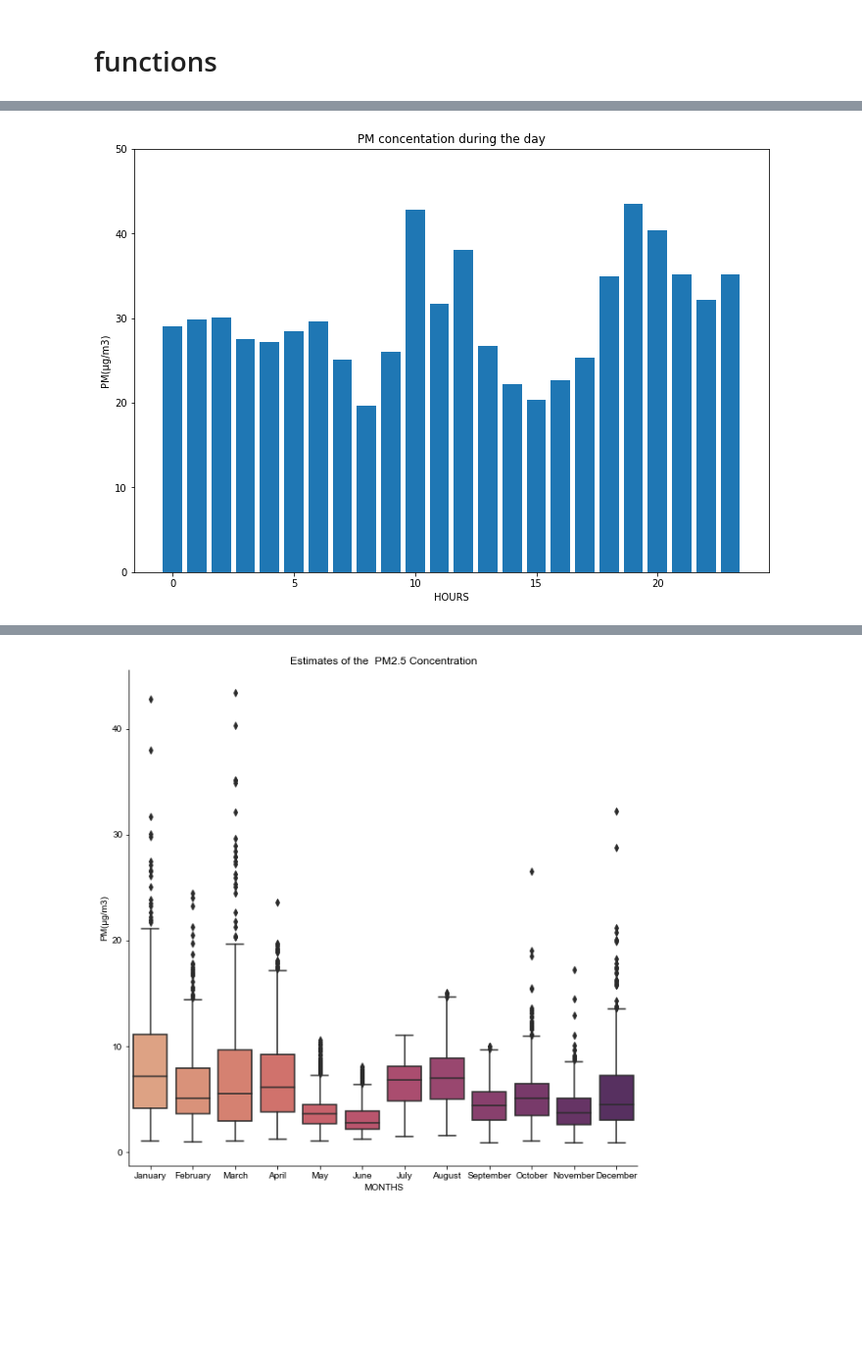
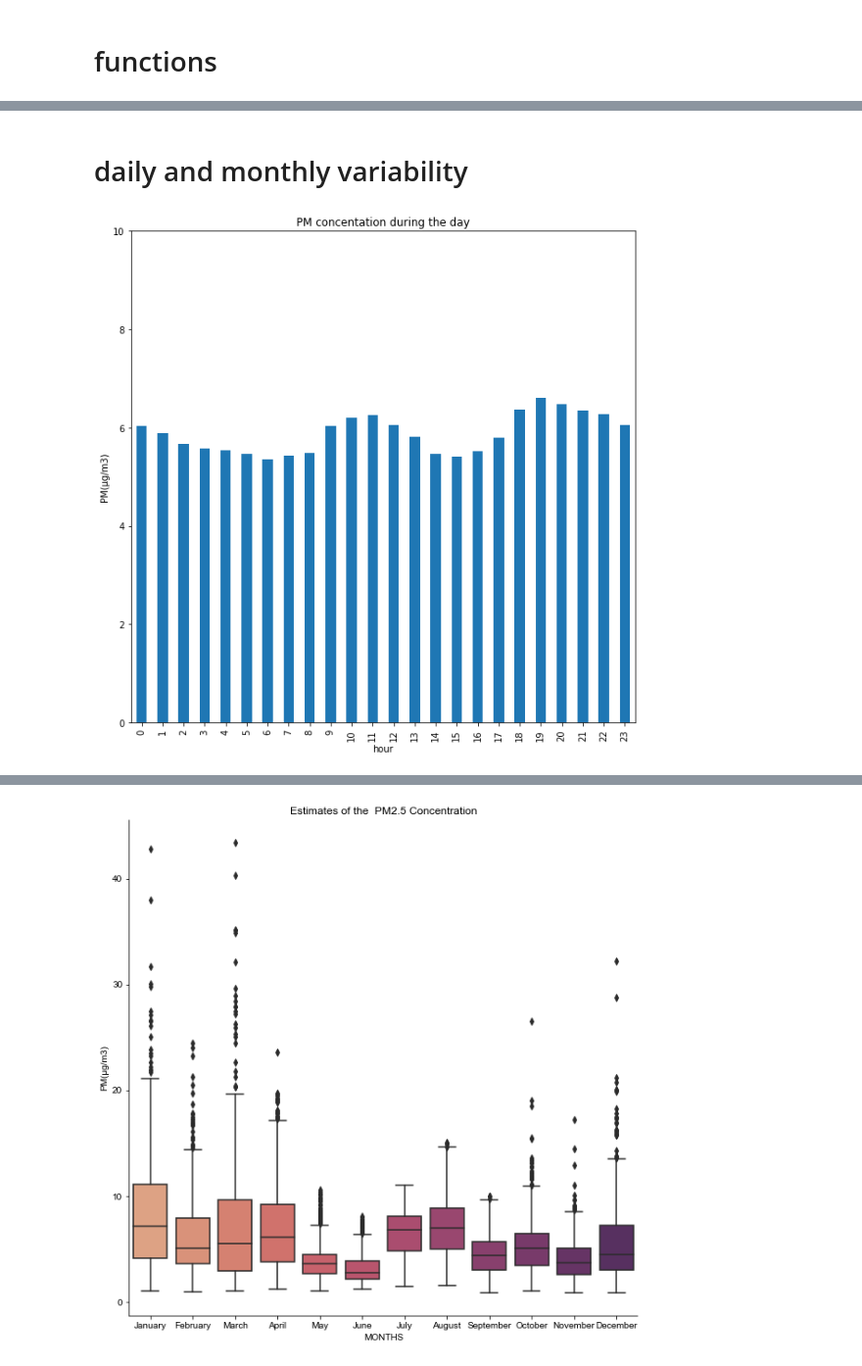
Before and after one commit to nadezsha/atmospheric-physics, a Jupyter notebook: PMconcetration.ipynb, the cells around one changed output, grey strips where cells are left out. Shown at 98% size. Cells and saved outputs as stored; diff of their text form; code cells hidden in the pictures; blank space fills up the shorter version.

```diff
--- a/PMconcetration.ipynb
+++ b/PMconcetration.ipynb
@@ -30,0 +1,14 @@ print(data)
+# %%
+import pandas as pd
+import numpy as np
+import matplotlib.pyplot as plt
+import datetime
+import seaborn as sns
+
+data = pd.read_csv(r'C:\Users\nadia\OneDrive\Desktop\projects\11_University of Patras.csv')
+data['datetime'] = pd.to_datetime(data['datetime'], format='%d-%m-%y %H:%M')
+
+data['month'] = data['datetime'].dt.month
+data['hour'] = data['datetime'].dt.hour
+
+print(data)
@@ -62,13 +90,12 @@ def statistics(x):
     print("the max value is", max(x))
     print("the mean value is", np.mean(x))
     print("the standard deviation value is", np.std(x))
-# %%
-def bar(x,y,a,b):
-    fig = plt.figure()
-    ax = fig.add_axes([0,0,1.5,1.5])
-    ax.bar(data[x],data["PM2.5"],linewidth=0)
-    plt.xlabel(y)
-    plt.ylabel("PM(μg/m3)")
-    plt.ylim(0, a)
-    title = "PM concentation during the"+" "+ b
-    plt.title(title)
+# %%
+def bar(x,t):
+    plt.figure(figsize=(10,10))
+    data.groupby(x)["PM2.5"].mean().plot(kind='bar')
+    plt.xlabel(x)
+    plt.ylim(0, 10)
+    plt.ylabel("PM(μg/m3)")
+    title = "PM concentation during the"+" "+ t
+    plt.title(title)
@@ -82,7 +110,9 @@ pm(data["datetime"].dt.date,data["PM2.5"],"purple")
+# %% [markdown]
+# daily and monthly variability
 # %%
 #PM concentration during the day
-bar("hour","HOURS",50,"day")
+bar("hour","day")
 # %% [output]
-[figure, old version]
+[figure, new version]
 # %%
 #PM concentration during the year
```
Also changed, not shown: parts of 28 cells of this notebook.
